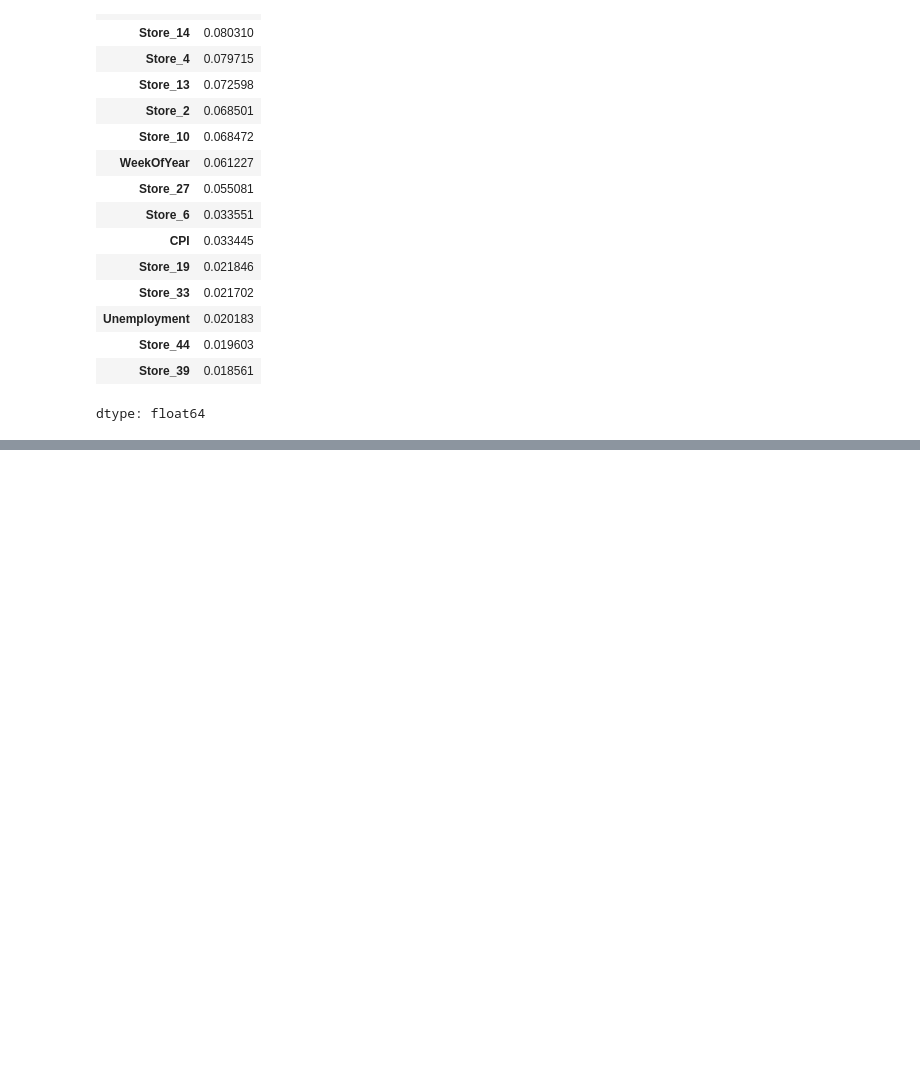
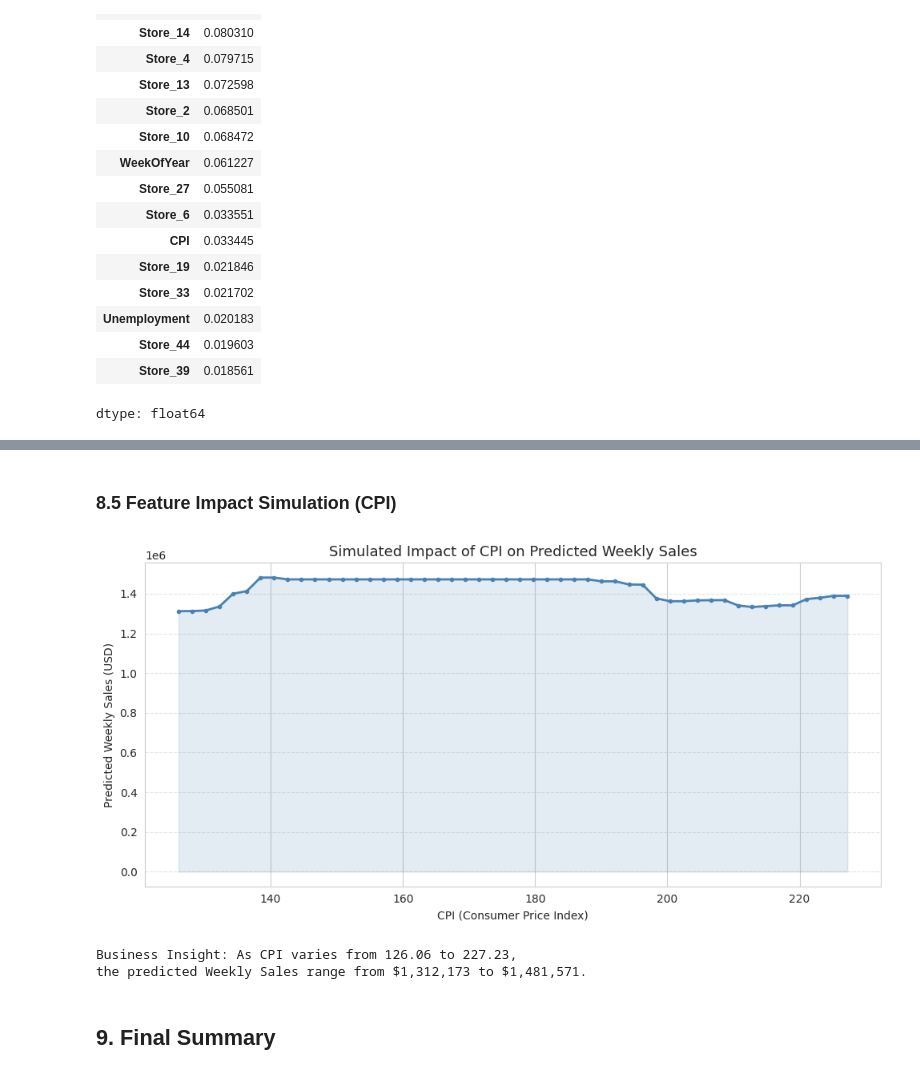
Before and after one commit to fatemabasher-lab/Predictive-Analytics-in-Business---MIS444, a Jupyter notebook: Predictive_Analytics_in_Business_MIS444.ipynb, the cells around one changed output, grey strips where cells are left out. Saved outputs shown, nothing was run; the diff lists cells and outputs as text; code cells hidden in the pictures; blank space fills up the shorter version.

```diff
--- a/Predictive_Analytics_in_Business_MIS444.ipynb
+++ b/Predictive_Analytics_in_Business_MIS444.ipynb
@@ -412,0 +503,51 @@ dtype: float64
+# %% [markdown]
+### 8.5 Feature Impact Simulation (CPI)
+# %%
+# Simulating the impact of CPI on predicted Weekly Sales
+
+# Select a range for CPI (using scaled values for prediction, and inverse for display)
+cpi_scaled_min = df_encoded['CPI'].min()
+cpi_scaled_max = df_encoded['CPI'].max()
+cpi_scaled_range = np.linspace(cpi_scaled_min, cpi_scaled_max, 50)
+
+# Get the original CPI min and max for axis labeling
+original_cpi_col_index = scale_cols.index('CPI')
+original_cpi_min = scaler.inverse_transform([[0,0,cpi_scaled_min,0]])[0, original_cpi_col_index]
+original_cpi_max = scaler.inverse_transform([[0,0,cpi_scaled_max,0]])[0, original_cpi_col_index]
+original_cpi_values_for_plot = np.linspace(original_cpi_min, original_cpi_max, 50)
+
+# Choose a baseline row from the test set for simulation
+# We need to ensure all other features remain constant and scaled correctly
+base_row_scaled = X_test.iloc[0:1].copy()
+
+simulated_sales = []
+for scaled_cpi_val in cpi_scaled_range:
+    temp_row = base_row_scaled.copy()
+
+    # Modify the CPI value in the scaled base row
+    # Find the column index for 'CPI' in the scaled features
+    cpi_feature_col_name = 'CPI' # In df_encoded, it's just 'CPI'
+    temp_row[cpi_feature_col_name] = scaled_cpi_val
+
+    # Predict using the best Random Forest model
+    pred = best_rf.predict(temp_row)
+    simulated_sales.append(pred[0])
+
+plt.figure(figsize=(10, 5))
+plt.plot(original_cpi_values_for_plot, simulated_sales, color='steelblue', linewidth=2, marker='o', markersize=3)
+plt.fill_between(original_cpi_values_for_plot, simulated_sales, alpha=0.15, color='steelblue')
+plt.title('Simulated Impact of CPI on Predicted Weekly Sales', fontsize=13)
+plt.xlabel('CPI (Consumer Price Index)')
+plt.ylabel('Predicted Weekly Sales (USD)')
+plt.grid(axis='y', linestyle='--', alpha=0.5)
+plt.tight_layout()
+plt.show()
+
+print(f"Business Insight: As CPI varies from {original_cpi_min:.2f} to {original_cpi_max:.2f},")
+print(f"the predicted Weekly Sales range from ${min(simulated_sales):,.0f} to ${max(simulated_sales):,.0f}.")
+# %% [output]
+[figure, added]
+Business Insight: As CPI varies from 126.06 to 227.23,
+the predicted Weekly Sales range from $1,312,173 to $1,481,571.
+# %% [markdown]
+## 9. Final Summary
```
Also changed, not shown: parts of 31 cells of this notebook.
